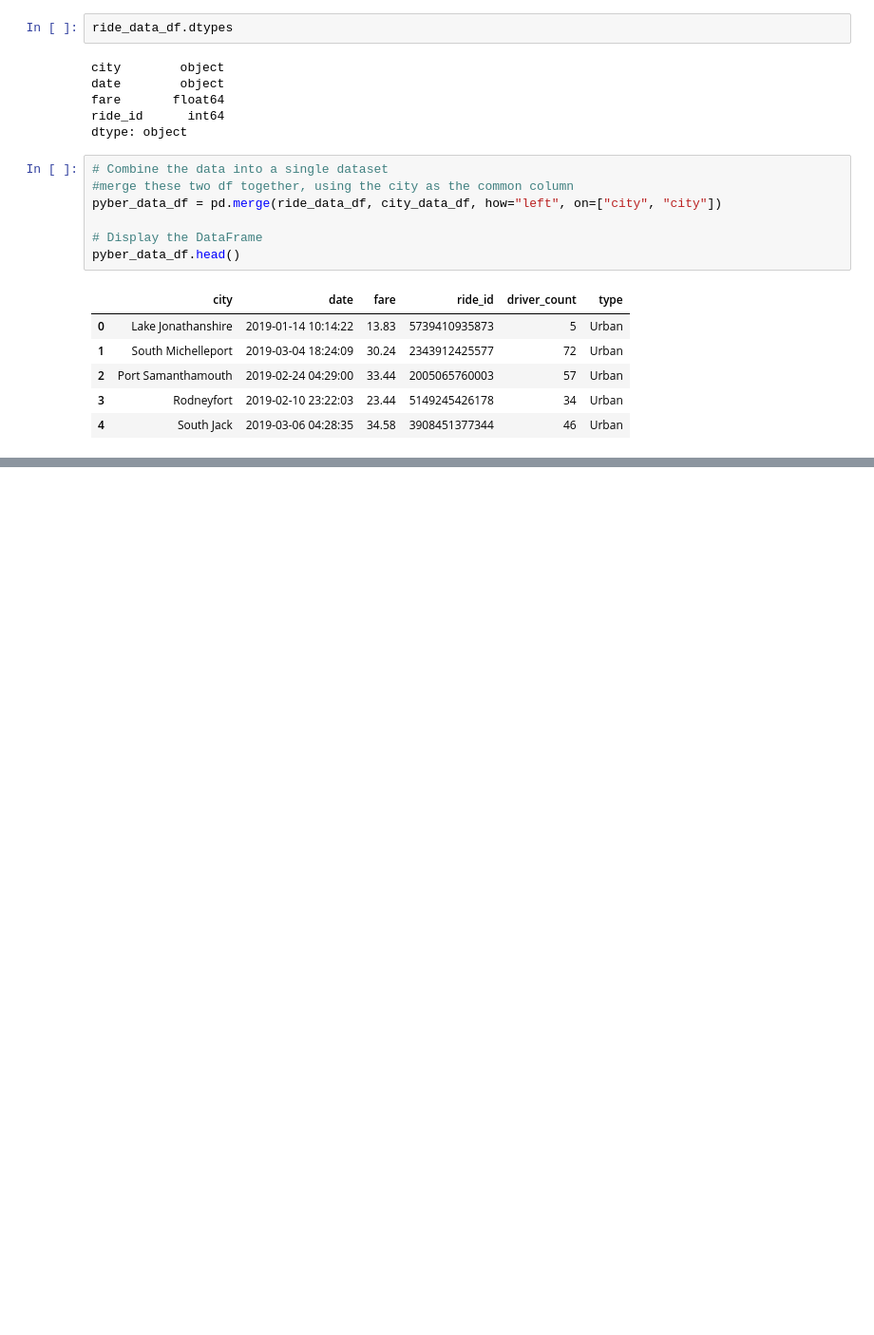
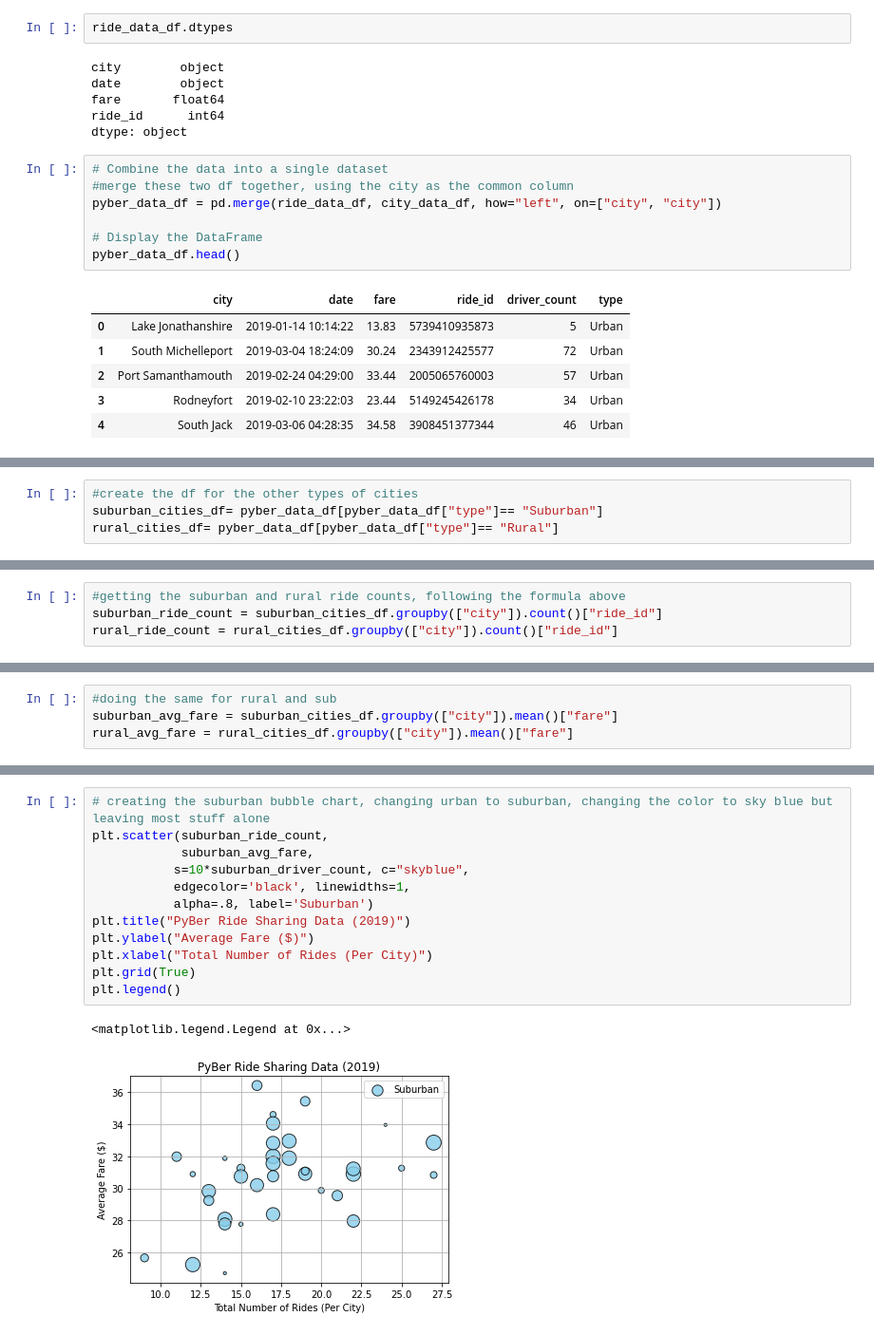
Before and after one commit to chefcramer/PyBer_Analysis, a Jupyter notebook: PyBer.ipynb, the cells around one changed output, grey strips where cells are left out. Shown: that part at 95% size. Cells and saved outputs as stored; diff of their text form; blank space fills up the shorter version.

```diff
--- a/PyBer.ipynb
+++ b/PyBer.ipynb
@@ -129,0 +142,4 @@ pyber_data_df.head()
+# %%
+#create the df for the other types of cities
+suburban_cities_df= pyber_data_df[pyber_data_df["type"]== "Suburban"]
+rural_cities_df= pyber_data_df[pyber_data_df["type"]== "Rural"]
@@ -129,0 +169,4 @@ pyber_data_df.head()
+# %%
+#getting the suburban and rural ride counts, following the formula above
+suburban_ride_count = suburban_cities_df.groupby(["city"]).count()["ride_id"]
+rural_ride_count = rural_cities_df.groupby(["city"]).count()["ride_id"]
@@ -129,0 +186,4 @@ pyber_data_df.head()
+# %%
+#doing the same for rural and sub
+suburban_avg_fare = suburban_cities_df.groupby(["city"]).mean()["fare"]
+rural_avg_fare = rural_cities_df.groupby(["city"]).mean()["fare"]
@@ -129,0 +236,15 @@ pyber_data_df.head()
+# %%
+# creating the suburban bubble chart, changing urban to suburban, changing the color to sky blue but leaving most stuff alone
+plt.scatter(suburban_ride_count,
+            suburban_avg_fare,
+           s=10*suburban_driver_count, c="skyblue",
+           edgecolor='black', linewidths=1,
+           alpha=.8, label='Suburban')
+plt.title("PyBer Ride Sharing Data (2019)")
+plt.ylabel("Average Fare ($)")
+plt.xlabel("Total Number of Rides (Per City)")
+plt.grid(True)
+plt.legend()
+# %% [output]
+<matplotlib.legend.Legend at 0x...>
+[figure, added]
```
Also changed, not shown: parts of 14 cells of this notebook, 1 other file.
